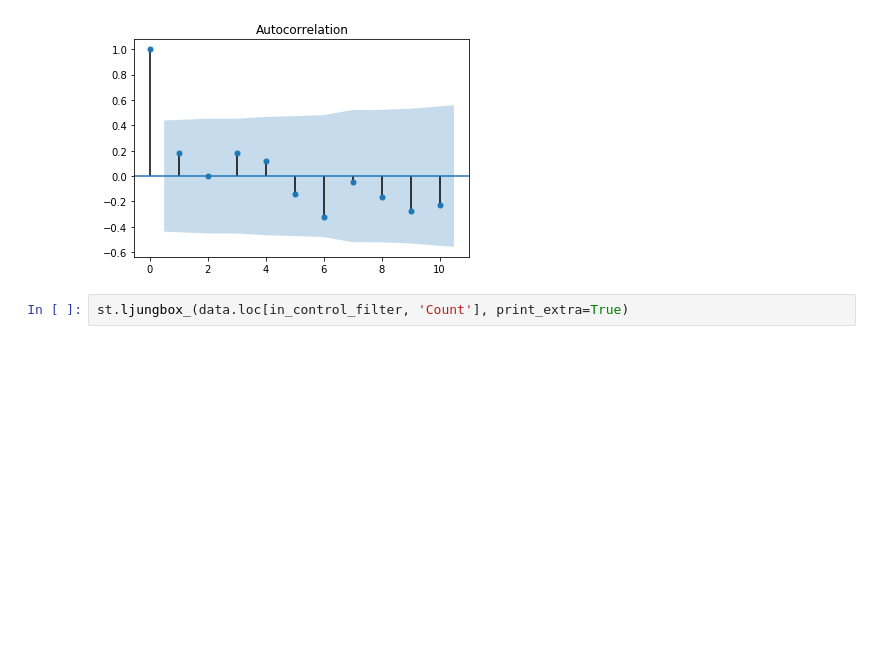
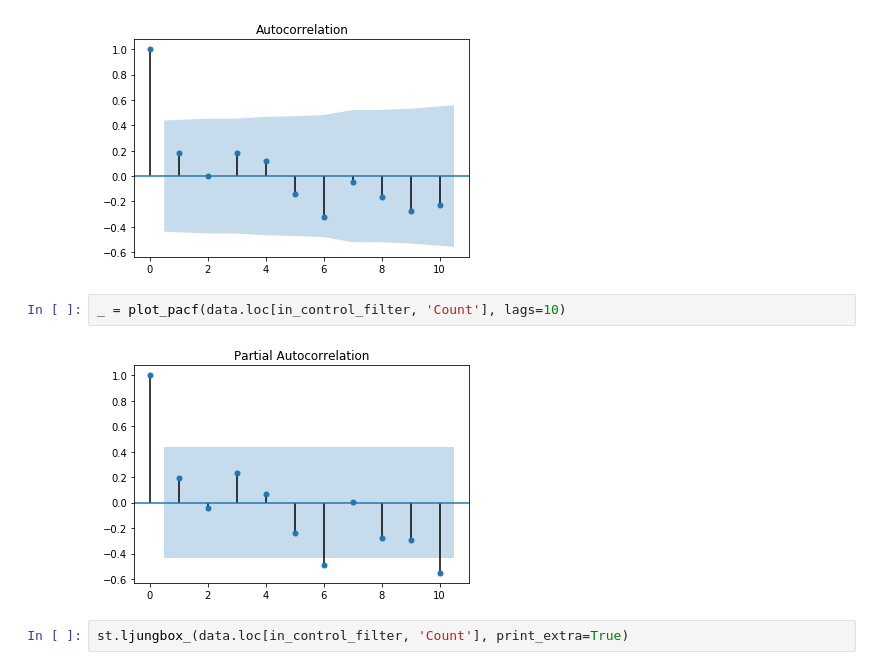
Before and after one commit to howewenann/spc_charts, a Jupyter notebook: notebooks/3.1-hwant-process-covid19.ipynb, the cells around one changed output. Saved outputs shown, nothing was run; the diff lists cells and outputs as text; blank space fills up the shorter version.

```diff
--- a/notebooks/3.1-hwant-process-covid19.ipynb
+++ b/notebooks/3.1-hwant-process-covid19.ipynb
@@ -76,6 +76,10 @@ plt.close()
 _ = plot_acf(data.loc[in_control_filter, 'Count'], lags=10)
 # %% [output]
 [figure]
+# %%
+_ = plot_pacf(data.loc[in_control_filter, 'Count'], lags=10)
+# %% [output]
+[figure, added]
 # %%
 st.ljungbox_(data.loc[in_control_filter, 'Count'], print_extra=True)
 # %% [output]
```
Also changed, not shown: parts of 4 cells of this notebook, 1 other file.
